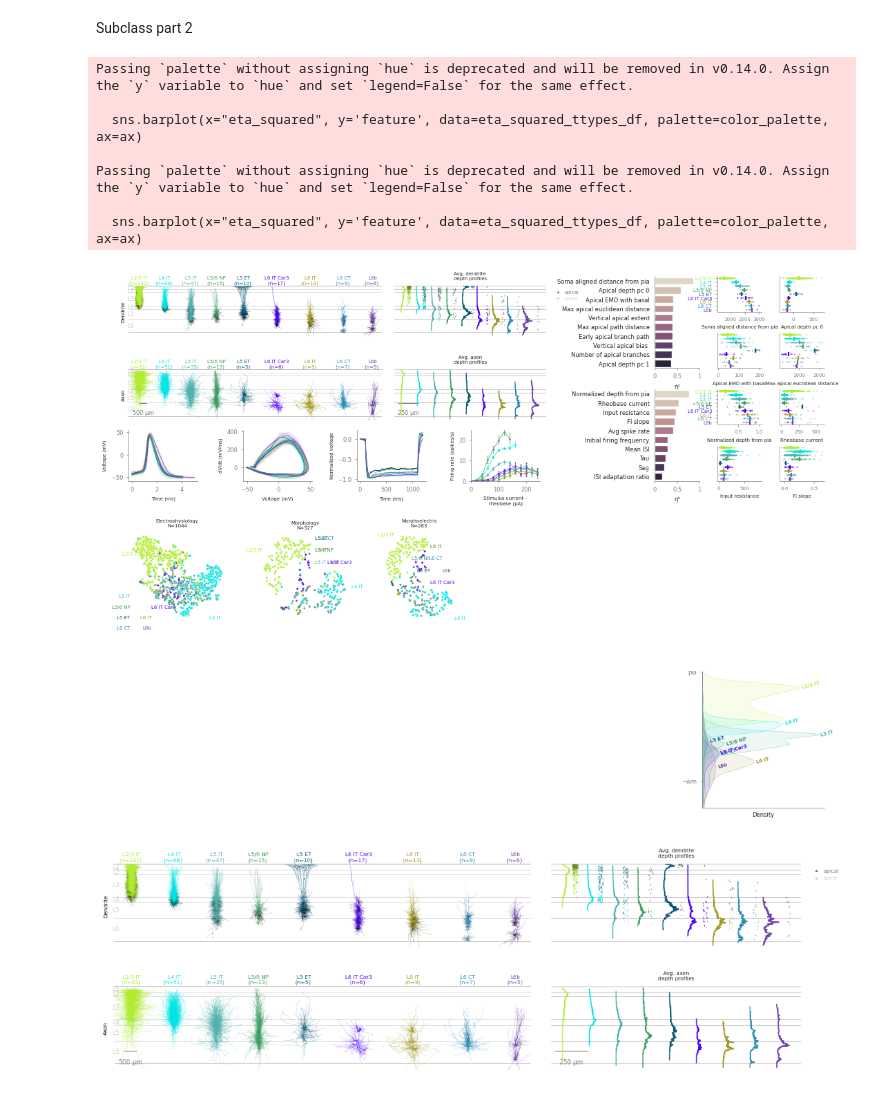
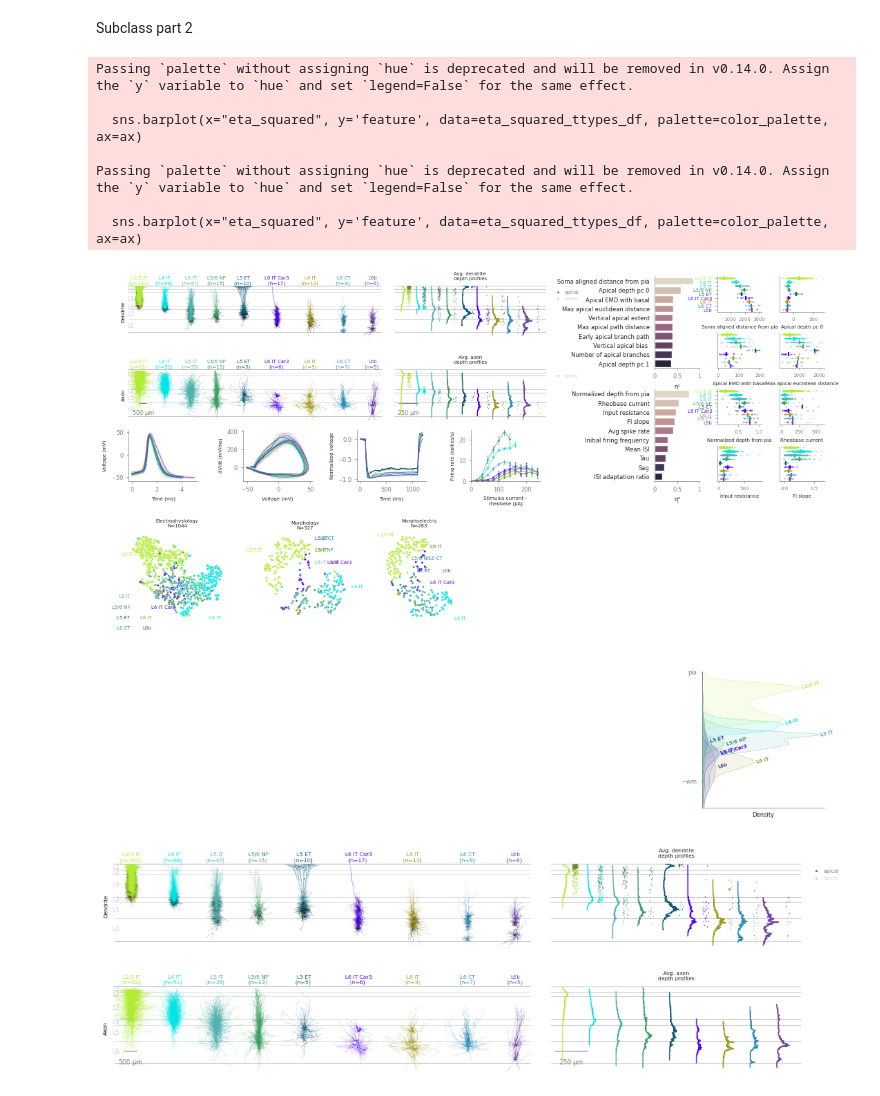
Before and after one commit to AllenInstitute/human_patchseq_excitatory, a Jupyter notebook: code/figures/0_human_excitatory_figures.ipynb, the cells around one changed output. Saved outputs shown, nothing was run; the diff lists cells and outputs as text; code cells hidden in the pictures.

Commit message:
plot somas with axon profiles

```diff
--- a/code/figures/0_human_excitatory_figures.ipynb
+++ b/code/figures/0_human_excitatory_figures.ipynb
@@ -2376,8 +2376,10 @@ plot_distal_apicals(subclass_apical_dict, SUBCLASS_ORDER, ax_profiles_top, profi
 
 ax_profiles_bottom = ax_morph_bottom.inset_axes([1.05, 0, 0.6, 1], transform=ax_morph_bottom.transAxes)
 ax_morph_bottom.sharey(ax_profiles_bottom)
-plot_axon_depth_profiles_subclass(ax_profiles_bottom, morpho_sorted_clean_data_dend, 'subclass_label', morpho_subclass_order, aligned_histogram_dend, axon_cols, layer_edges) #, histo_xoffsets)
+axon_profile_xoffsets = plot_axon_depth_profiles_subclass(ax_profiles_bottom, morpho_sorted_clean_data_dend, 'subclass_label', morpho_subclass_order, aligned_histogram_dend, axon_cols, layer_edges) #, histo_xoffsets)
 ax_profiles_bottom.set_title("Avg. axon\ndepth profiles", fontsize=5)
+#plot somas only (no apical tips)
+plot_distal_apicals(subclass_apical_dict, SUBCLASS_ORDER, ax_profiles_bottom, axon_profile_xoffsets, apical_buffer_dict, color_dict, plot_apicals=False)
 
 for ax in [ax_morph_top, ax_morph_bottom]:
     ax.set_xlim(heatmap_xlim)
@@ -2470,34 +2472,34 @@ ax_umap_me.set_title('Morphoelectric\nN={}'.format(len(me_umap)), size=5)
 #Row 3
 gs_row3 = gridspec.GridSpecFromSubplotSpec(
     1, 5,
     subplot_spec=gs[2],
     width_ratios=(1,1,
                   1,0.7,1.3),
     wspace=0.6
 )
 
 #Spatial density
 plot_spatial_density_kde(isodepth_df, plt.subplot(gs_row3[-1]), 'scaled_gaston_isodepth', 'SEAAD_Subclass_name',
                          [s for s in subclasses if s in isodepth_df.SEAAD_Subclass_name.unique()], color_dict, label_peaks=True)
 
 
 for ax in fig.get_axes():
     ax.spines['top'].set_linewidth(0.5)
     ax.spines['bottom'].set_linewidth(0.5)
     ax.spines['left'].set_linewidth(0.5)
     ax.spines['right'].set_linewidth(0.5)
     ax.tick_params(axis='both', length=2, width=0.5)
 
 plt.savefig(output_file, bbox_inches="tight", dpi=600)
 # %% [output]
 Passing `palette` without assigning `hue` is deprecated and will be removed in v0.14.0. Assign the `y` variable to `hue` and set `legend=False` for the same effect.
 
   sns.barplot(x="eta_squared", y='feature', data=eta_squared_ttypes_df, palette=color_palette, ax=ax)
 
 Passing `palette` without assigning `hue` is deprecated and will be removed in v0.14.0. Assign the `y` variable to `hue` and set `legend=False` for the same effect.
 
   sns.barplot(x="eta_squared", y='feature', data=eta_squared_ttypes_df, palette=color_palette, ax=ax)
-[figure, old version]
+[figure, new version]
 # %%
 # plot templates
 output_file = os.path.join(OUT_DIR, f'subclass_2_hairball.pdf')
```
Also changed, not shown: 1 other file.
